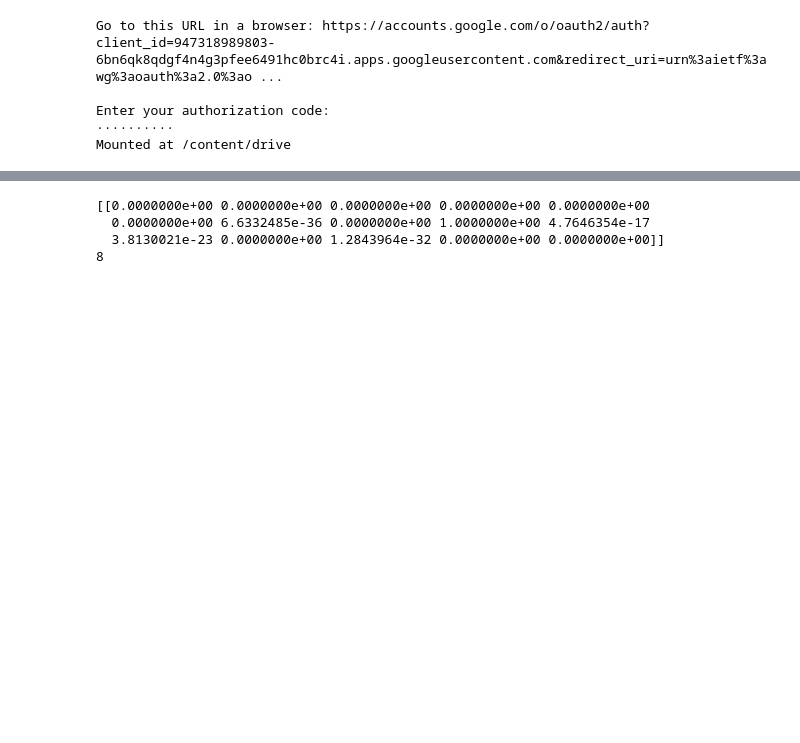
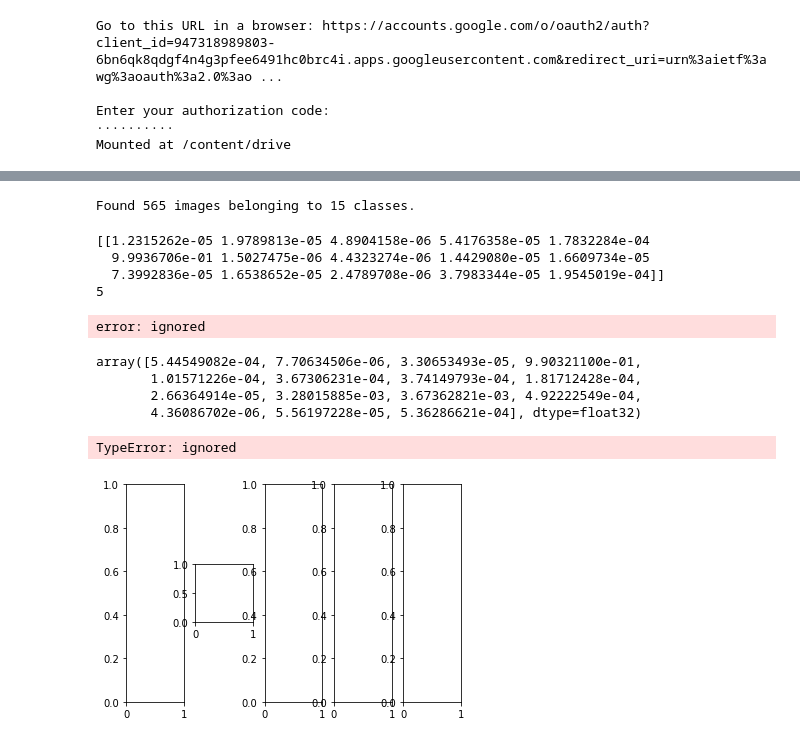
Before and after one commit to hashemi124/ANN_edu_deep, a Jupyter notebook: Untitled10.ipynb, the cells around one changed output, grey strips where cells are left out. Cells and saved outputs as stored; diff of their text form; code cells hidden in the pictures; blank space fills up the shorter version.

```diff
--- a/Untitled10.ipynb
+++ b/Untitled10.ipynb
@@ -167,18 +214,56 @@ model.evaluate(X_test, Y_test)
+# %%
+  dir= '/content/drive/My Drive/Colab Notebooks/Caltech101/test'
+# %% [output]
+Found 565 images belonging to 15 classes.
 # %%
 import cv2 as cv
-img = cv.imread('/content/drive/My Drive/Colab Notebooks/Caltech101/test/airplanes/image_0003.jpg')
+img = cv.imread('/content/drive/My Drive/Colab Notebooks/Caltech101/test/bonsai/image_0005.jpg')
 img = cv.resize(img, (299, 299))
 img = cv.cvtColor(img, cv.COLOR_BGR2RGB)
 
-#img = img / 255.0
+img = img / 255.0
 
 img = img.reshape(1, 299, 299, 3)
 
 y_pred = model.predict(img)
+max(y_pred)
 print(y_pred)
 print(np.argmax(y_pred))
 # %% [output]
-[[0.0000000e+00 0.0000000e+00 0.0000000e+00 0.0000000e+00 0.0000000e+00
-  0.0000000e+00 6.6332485e-36 0.0000000e+00 1.0000000e+00 4.7646354e-17
-  3.8130021e-23 0.0000000e+00 1.2843964e-32 0.0000000e+00 0.0000000e+00]]
-8
+[[1.2315262e-05 1.9789813e-05 4.8904158e-06 5.4176358e-05 1.7832284e-04
+  9.9936706e-01 1.5027475e-06 4.4323274e-06 1.4429080e-05 1.6609734e-05
+  7.3992836e-05 1.6538652e-05 2.4789708e-06 3.7983344e-05 1.9545019e-04]]
+5
+# %%
+import cv2
+import numpy as np
+import matplotlib.pyplot as plt
+
+img1 = cv2.imread('/content/drive/My Drive/Colab Notebooks/Caltech101/test/airplanes/image_0003.jpg')
+
+%matplotlib inline
+
+#reading image
+gray1 = cv2.cvtColor(img1, cv2.COLOR_BGR2GRAY)
+
+#keypoints
+sift = cv2.xfeatures2d.SIFT_create()
+keypoints_1, descriptors_1 = sift.detectAndCompute(img1,None)
+
+img_1 = cv2.drawKeypoints(gray1,keypoints_1,img1)
+plt.imshow(img_1)
+# %% [output]
+error: ignored
+# %%
+max(y_pred)
+# %% [output]
+array([5.44549082e-04, 7.70634506e-06, 3.30653493e-05, 9.90321100e-01,
+       1.01571226e-04, 3.67306231e-04, 3.74149793e-04, 1.81712428e-04,
+       2.66364914e-05, 3.28015885e-03, 3.67362821e-03, 4.92222549e-04,
+       4.36086702e-06, 5.56197228e-05, 5.36286621e-04], dtype=float32)
+# %%
+f, axarr = plt.subplots(1, 5)
+axarr[1].imshow(img)
+# %% [output]
+TypeError: ignored
+[figure, added]
```
Also changed, not shown: parts of 19 cells of this notebook.
